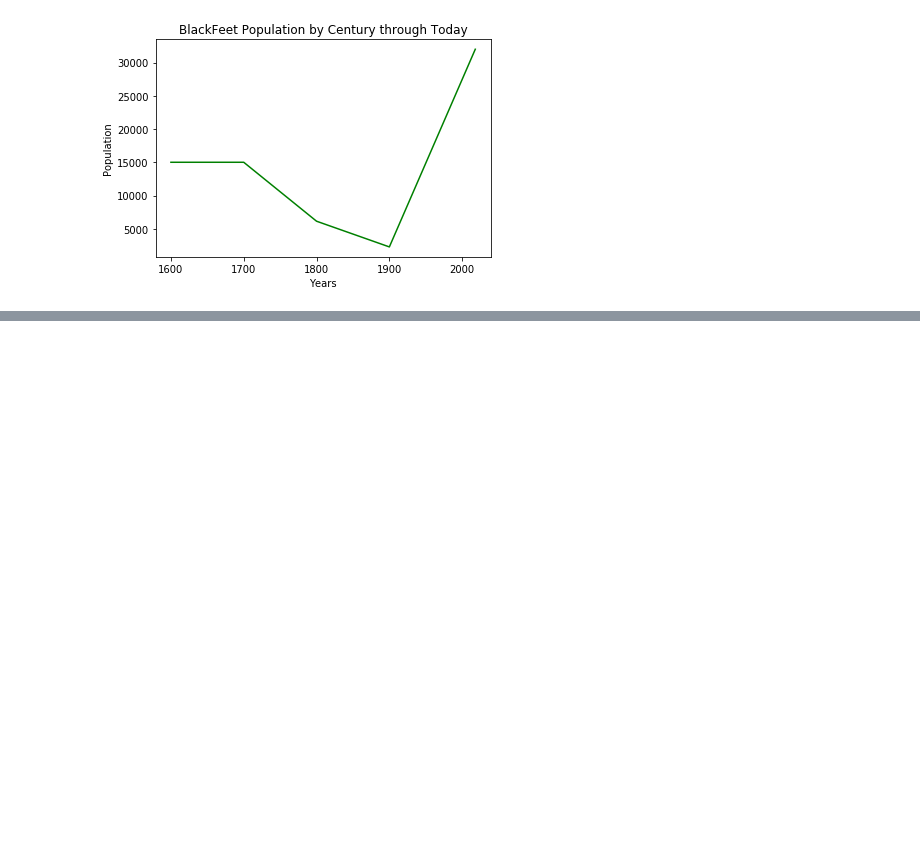
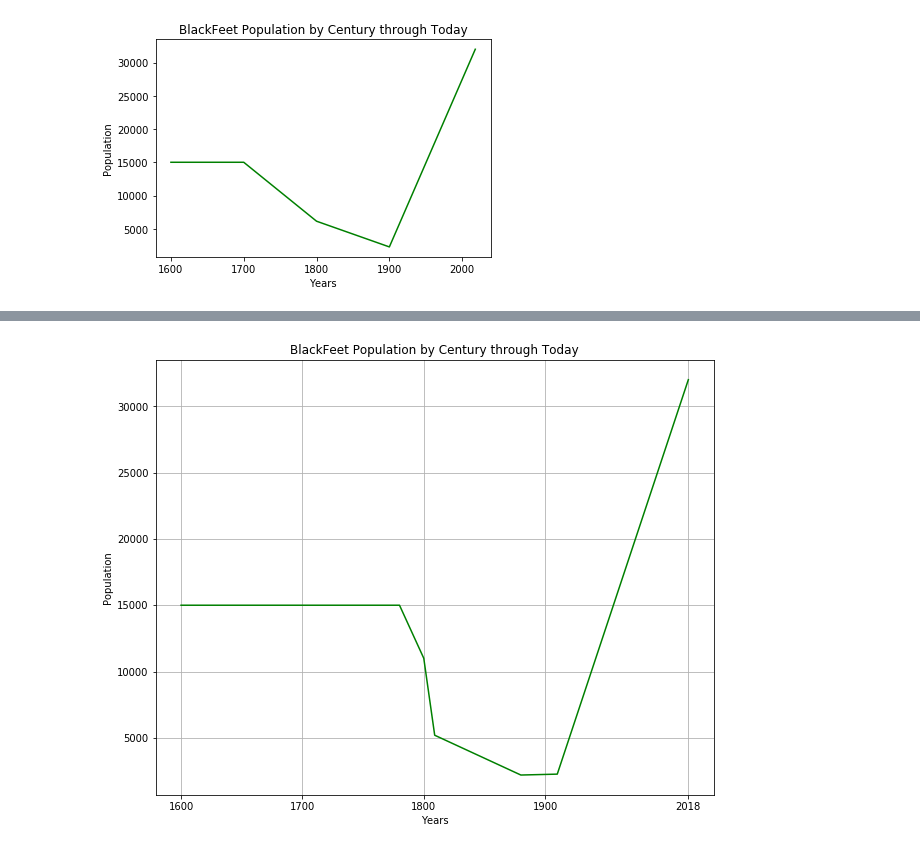
Before and after one commit to HvyD/BlackFeet-report-visualizations, a Jupyter notebook: Report Visualizations.ipynb, the cells around one changed output, grey strips where cells are left out. Drawn from its saved outputs; the diff is of its cells as text; code cells hidden in the pictures; blank space fills up the shorter version.

```diff
--- a/Report Visualizations.ipynb
+++ b/Report Visualizations.ipynb
@@ -108,0 +120,16 @@ plt.show()
+# %%
+years = [ 1600, 1780, 1800, 1809, 1880, 1910, 2018 ]
+BlackFeetPOP = [ 15000, 15000, 11000, 5200, 2200, 2268, 32000 ]
+xticks = [ 1600, 1700, 1800, 1900, 2018]
+
+
+plt.figure(figsize=(10,8))
+plt.plot(years, BlackFeetPOP, color='g',)
+plt.xticks(xticks)
+plt.xlabel('Years')
+plt.ylabel('Population')
+plt.title('BlackFeet Population by Century through Today')
+plt.grid()
+plt.show()
+# %% [output]
+[figure, added]
```
Also changed, not shown: parts of 1 cell of this notebook, 1 other file.
